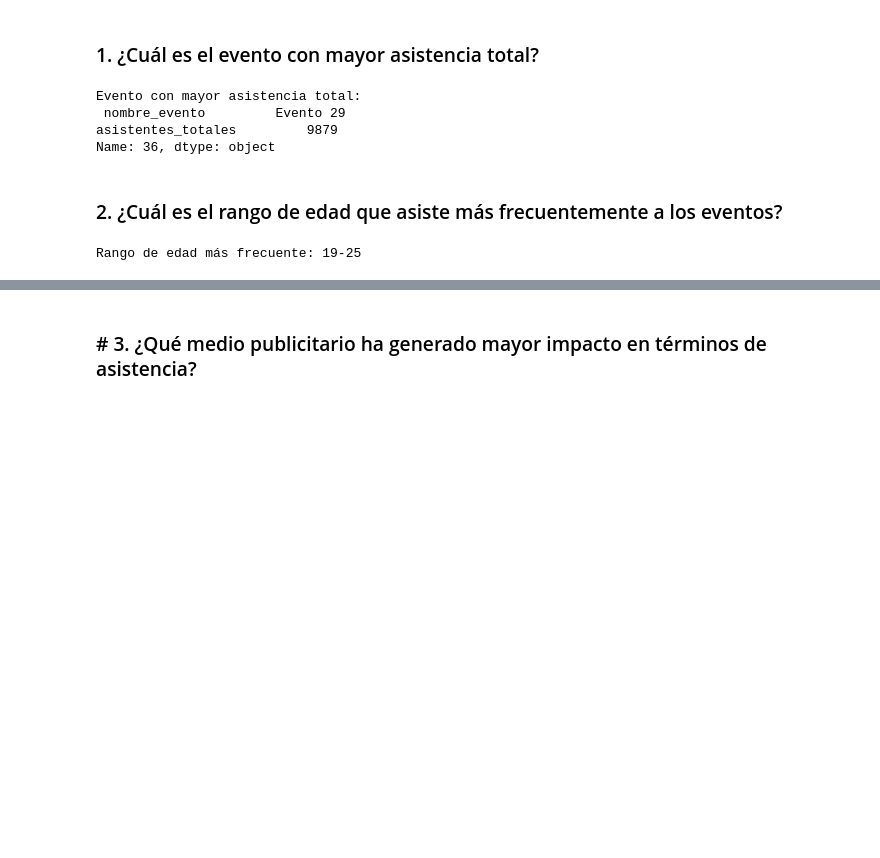
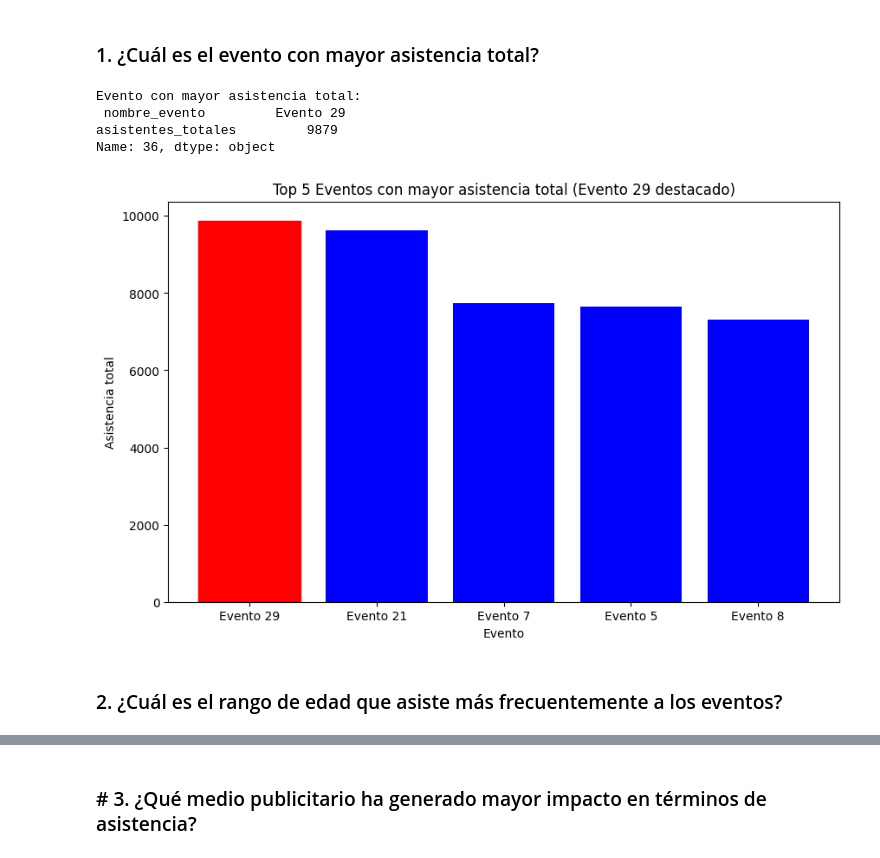
Before and after one commit to ea-analisisdatos/analisisdatoseventosdeportivos, a Jupyter notebook: analisis_eventos.ipynb, the cells around one changed output, grey strips where cells are left out. Cells and saved outputs as stored; diff of their text form; code cells hidden in the pictures; blank space fills up the shorter version.

```diff
--- a/analisis_eventos.ipynb
+++ b/analisis_eventos.ipynb
@@ -52,21 +101,32 @@ merged_df = pd.merge(merged_df, promociones_df_clean, on='id_evento', how='inner
 ## Responde las siguientes preguntas de negocio
 # %% [markdown]
 ### 1. ¿Cuál es el evento con mayor asistencia total?
-# %%
-evento_mayor_asistencia = merged_df.loc[merged_df['asistentes_totales'].idxmax()]
-print("Evento con mayor asistencia total:\n", evento_mayor_asistencia[['nombre_evento','asistentes_totales']])
-# %% [output]
-Evento con mayor asistencia total:
- nombre_evento         Evento 29
-asistentes_totales         9879
-Name: 36, dtype: object
+# %%
+evento_mayor_asistencia = merged_df.loc[merged_df['asistentes_totales'].idxmax()]
+print("Evento con mayor asistencia total:\n", evento_mayor_asistencia[['nombre_evento','asistentes_totales']])
+
+# 1. Gráfico de los 5 eventos con mayor asistencia total, destacando el "Evento 29"
+top_5_eventos = merged_df.groupby('nombre_evento')['asistentes_totales'].max().nlargest(5).reset_index()
+
+plt.figure(figsize=(10,6))
+
+# Asignar colores manualmente destacando el "Evento 29"
+bars = plt.bar(top_5_eventos['nombre_evento'], top_5_eventos['asistentes_totales'], color='blue')
+
+# Cambiar el color de "Evento 29"
+for bar, event in zip(bars, top_5_eventos['nombre_evento']):
+    if event == 'Evento 29':
+        bar.set_color('red')
+
+plt.title('Top 5 Eventos con mayor asistencia total (Evento 29 destacado)')
+plt.ylabel('Asistencia total')
+plt.xlabel('Evento')
+plt.show()
+# %% [output]
+Evento con mayor asistencia total:
+ nombre_evento         Evento 29
+asistentes_totales         9879
+Name: 36, dtype: object
+[figure, added]
 # %% [markdown]
 ### 2. ¿Cuál es el rango de edad que asiste más frecuentemente a los eventos?
-# %%
-bins = [0, 18, 25, 35, 45, 60, 100]
-labels = ['0-18', '19-25', '26-35', '36-45', '46-60', '60+']
-merged_df['rango_edad'] = pd.cut(merged_df['edad'], bins=bins, labels=labels)
-rango_edad_mas_frecuente = merged_df['rango_edad'].value_counts().idxmax()
-print("Rango de edad más frecuente:", rango_edad_mas_frecuente)
-# %% [output]
-Rango de edad más frecuente: 19-25
```
Also changed, not shown: parts of 11 cells of this notebook, 2 other files.
